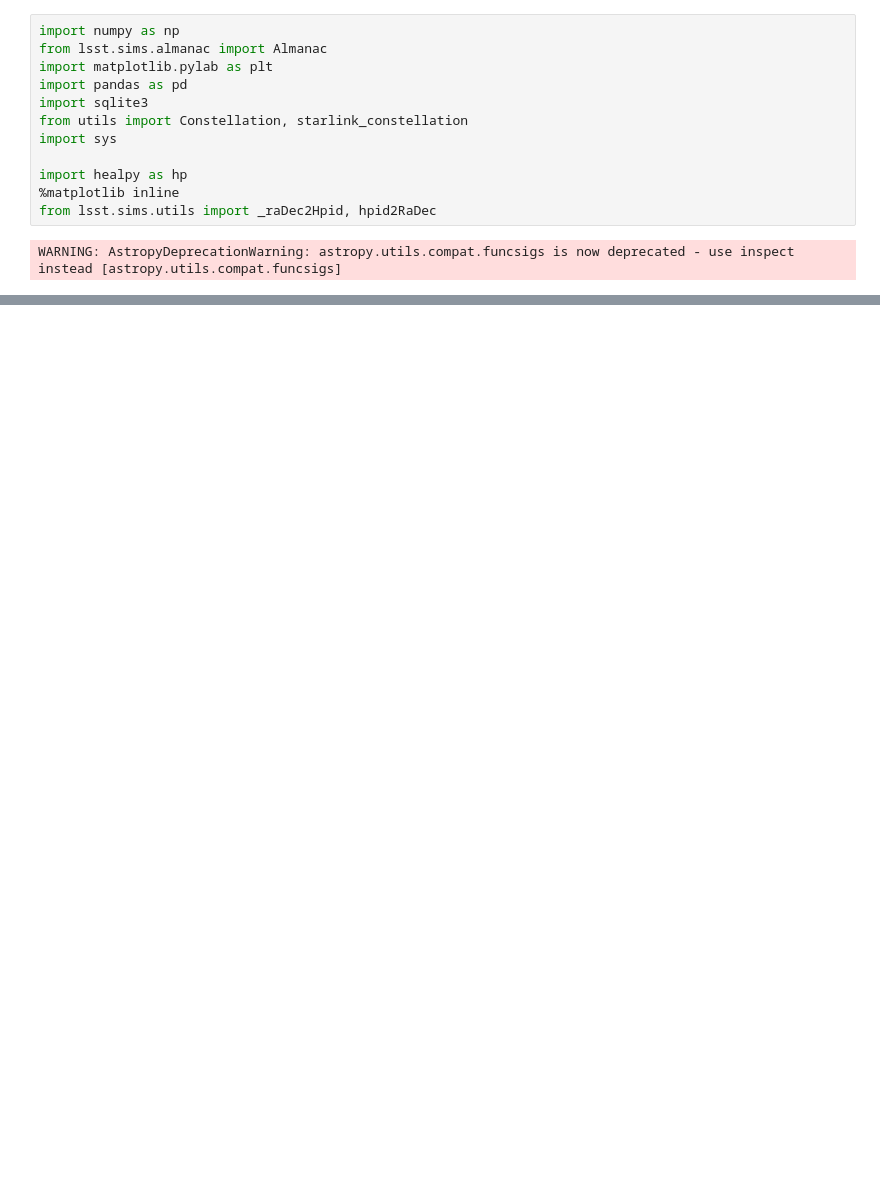
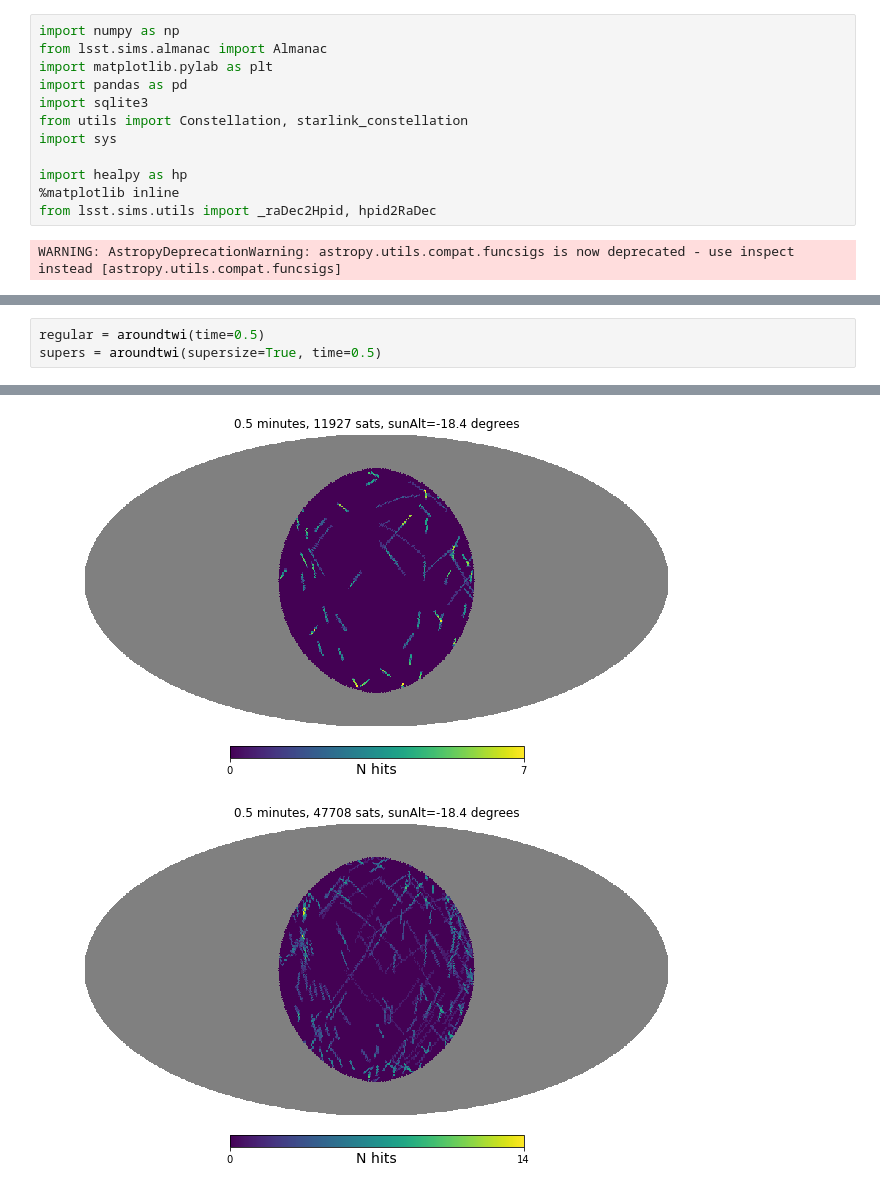
Before and after one commit to yoachim/satellite_collisions, a Jupyter notebook: around_twi_heal.ipynb, the cells around one changed output, grey strips where cells are left out. Saved outputs shown, nothing was run; the diff lists cells and outputs as text; blank space fills up the shorter version.

```diff
--- a/around_twi_heal.ipynb
+++ b/around_twi_heal.ipynb
@@ -47,0 +53,4 @@ plt.savefig('post_twi_example.png')
+# %%
+regular = aroundtwi(time=0.5)
+supers = aroundtwi(supersize=True, time=0.5)
+# %% [output]
@@ -47,0 +58,2 @@ plt.savefig('post_twi_example.png')
+[figure, added]
+[figure, added]
```
Also changed, not shown: parts of 12 cells of this notebook, 2 other files.
